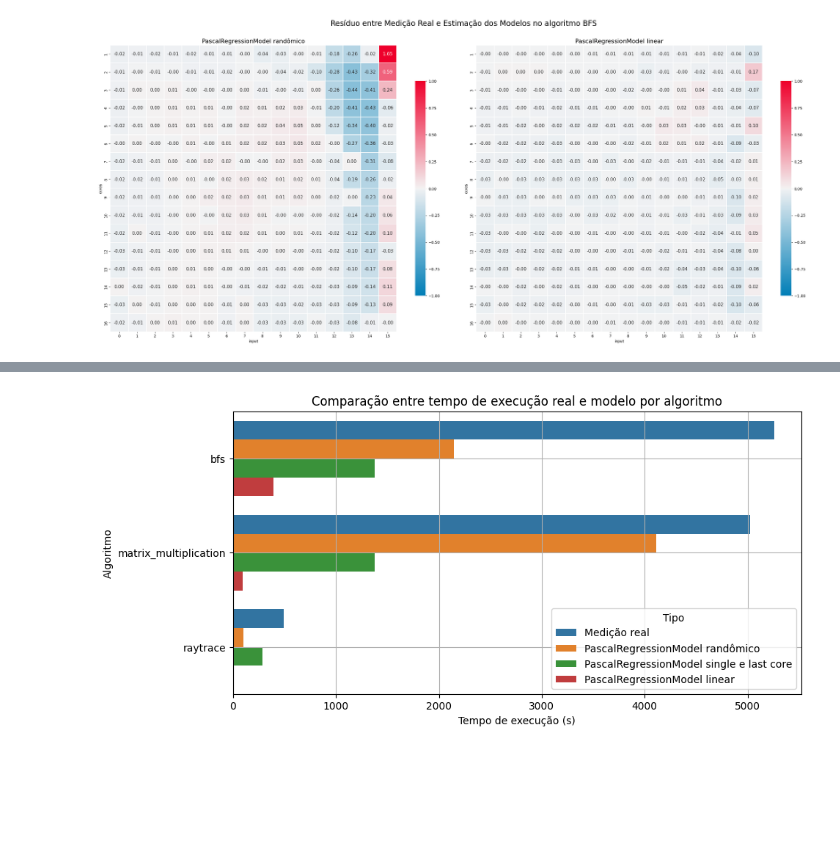
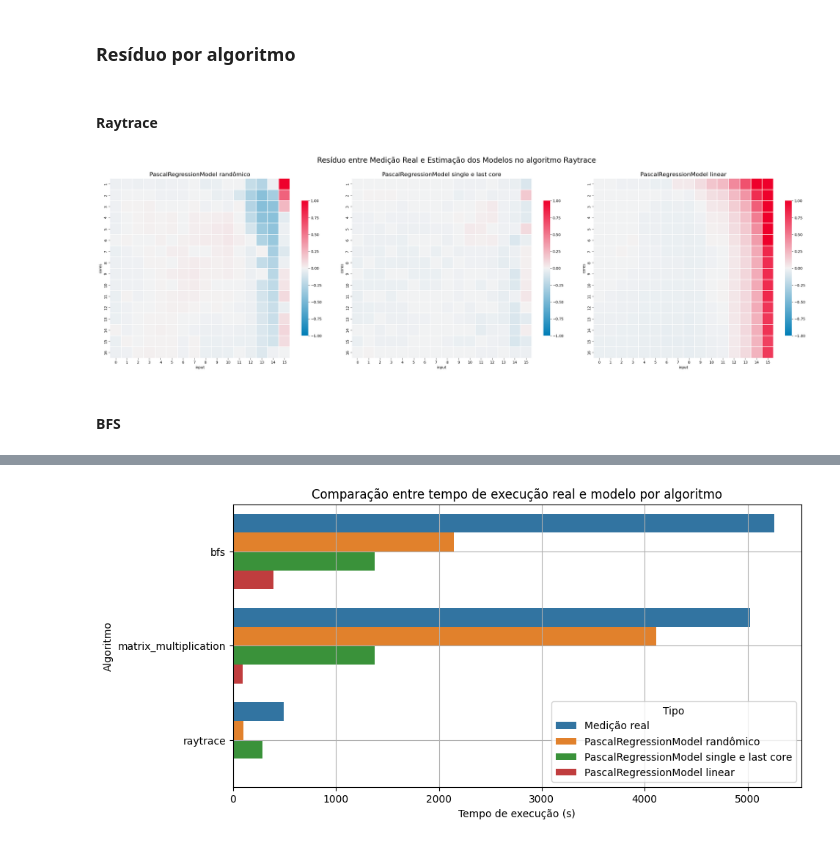
Before and after one commit to matheusslr/pascal-model-tcc, a Jupyter notebook: results_visualization.ipynb, the cells around one changed output, grey strips where cells are left out. Saved outputs shown, nothing was run; the diff lists cells and outputs as text; code cells hidden in the pictures; blank space fills up the shorter version.

```diff
--- a/results_visualization.ipynb
+++ b/results_visualization.ipynb
@@ -97,12 +97,20 @@ df_model['exec_time'] = df_model['data'].apply(lambda x: x['stop_time'] - x['sta
 df_real['exec_time'] = df_real['data'].apply(lambda x: x['stop_time'] - x['start_time'])
 df_model_random['exec_time'] = df_model_random['data'].apply(lambda x: x['stop_time'] - x['start_time'])
 df_model_single_last['exec_time'] = df_model_single_last['data'].apply(lambda x: x['stop_time'] - x['start_time'])
+# %% [markdown]
+### Resíduo por algoritmo
+# %% [markdown]
+#### Raytrace
 # %%
 merged_random_model = merge_real_estimated(df_model_random, df_real)
 random_raytrace = merged_random_model[merged_random_model['algorithm'] == 'raytrace']
 pivot_random_raytrace = random_raytrace.pivot(index='cores', columns='input', values='exec_time_diff')
 
-merged_liner_model = merge_real_estimated(df_model_single_last, df_real)
+merged_single_last_model = merge_real_estimated(df_model_single_last, df_real)
+single_last_raytrace = merged_single_last_model[merged_single_last_model['algorithm'] == 'raytrace']
+pivot_single_last_raytrace = single_last_raytrace.pivot(index='cores', columns='input', values='exec_time_diff')
+
+merged_liner_model = merge_real_estimated(df_model, df_real)
 linear_raytrace = merged_liner_model[merged_liner_model['algorithm'] == 'raytrace']
 pivot_linear_raytrace = linear_raytrace.pivot(index='cores', columns='input', values='exec_time_diff')
 # %%
@@ -113,7 +121,7 @@ cmap = sns.diverging_palette(
     as_cmap=True,
 )
 
-fig, axes = plt.subplots(1, 2, figsize=(28, 12))
+fig, axes = plt.subplots(1, 3, figsize=(28, 8))
 
 sns.heatmap(
     pivot_random_raytrace,
@@ -123,39 +131,58 @@ sns.heatmap(
     vmax=1,
     square=True,
     linewidths=0.01,
-    annot=True,
+    # annot=True,
     fmt='.2f',
     annot_kws={"size": 12},
     cbar_kws={"shrink": 0.75},
     xticklabels=True,
     yticklabels=True,
     ax=axes[0]
 )
+axes[0].set_title('PascalRegressionModel randômico', fontsize=16)
 
-axes[0].set_title('PascalRegressionModel randômico', fontsize=16)
+sns.heatmap(
+    pivot_single_last_raytrace,
+    cmap=cmap,
+    center=0,
+    vmin=-1,
+    vmax=1,
+    square=True,
+    linewidths=0.01,
+    # annot=True,
+    fmt='.2f',
+    annot_kws={"size": 12},
+    cbar_kws={"shrink": 0.75},
+    xticklabels=True,
+    yticklabels=True,
+    ax=axes[1]
+)
+axes[1].set_title('PascalRegressionModel single e last core', fontsize=16)
+
 
 sns.heatmap(
     pivot_linear_raytrace,
     cmap=cmap,
     center=0,
     vmin=-1,
     vmax=1,
     square=True,
     linewidths=0.01,
-    annot=True,
+    # annot=True,
     fmt='.2f',
     annot_kws={"size": 12},
     cbar_kws={"shrink": 0.75},
     xticklabels=True,
     yticklabels=True,
-    ax=axes[1]
+    ax=axes[2]
 )
+axes[2].set_title('PascalRegressionModel linear', fontsize=16)
 
-axes[1].set_title('PascalRegressionModel linear', fontsize=16)
-
-plt.suptitle('Resíduo entre Medição Real e Estimação dos Modelos no algoritmo BFS', fontsize=20)
+plt.suptitle('Resíduo entre Medição Real e Estimação dos Modelos no algoritmo Raytrace', fontsize=20)
 
 plt.tight_layout(rect=[0, 0, 1, 0.95])
 plt.show()
 # %% [output]
-[figure, old version]
+[figure, new version]
+# %% [markdown]
+#### BFS
```
Also changed, not shown: parts of 3 cells of this notebook.
